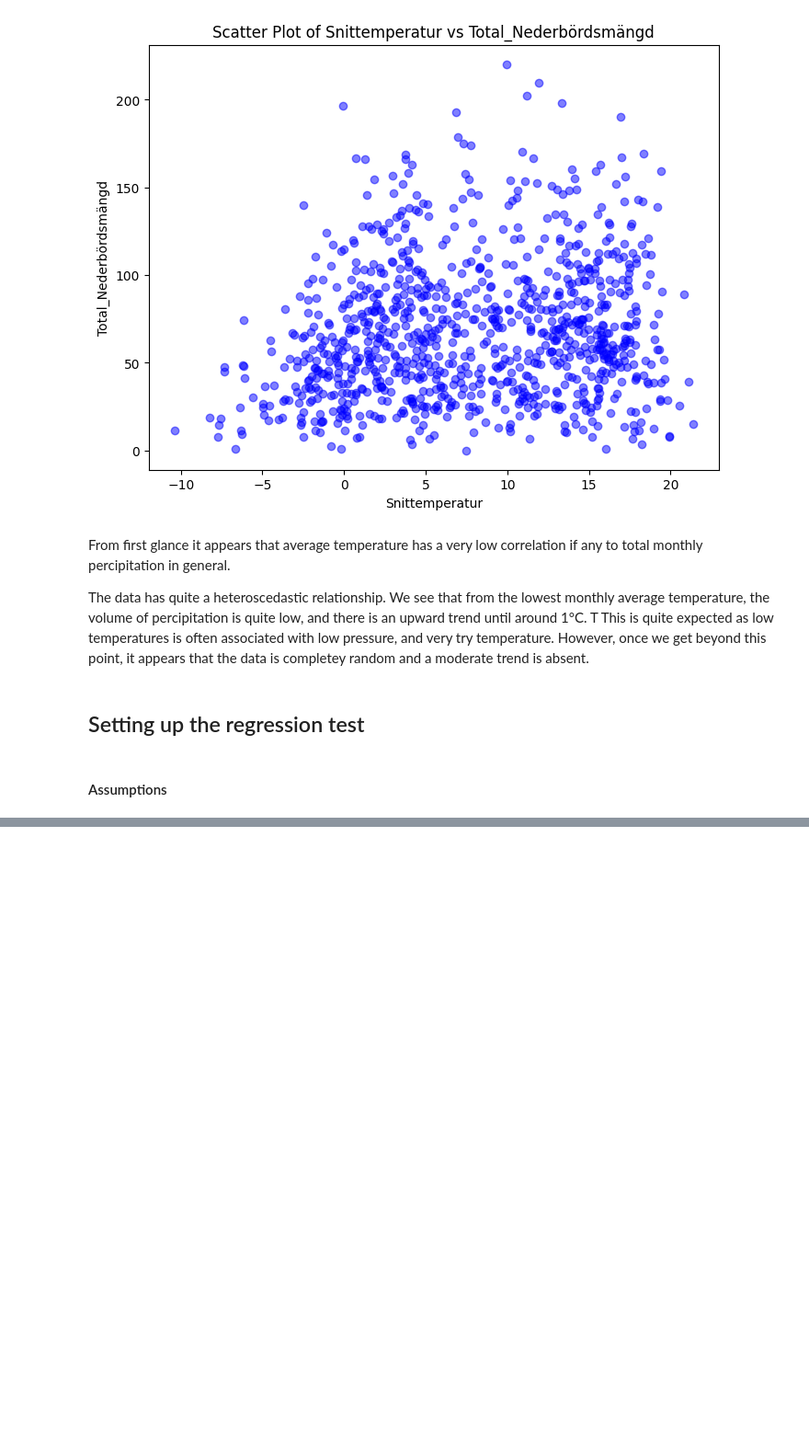
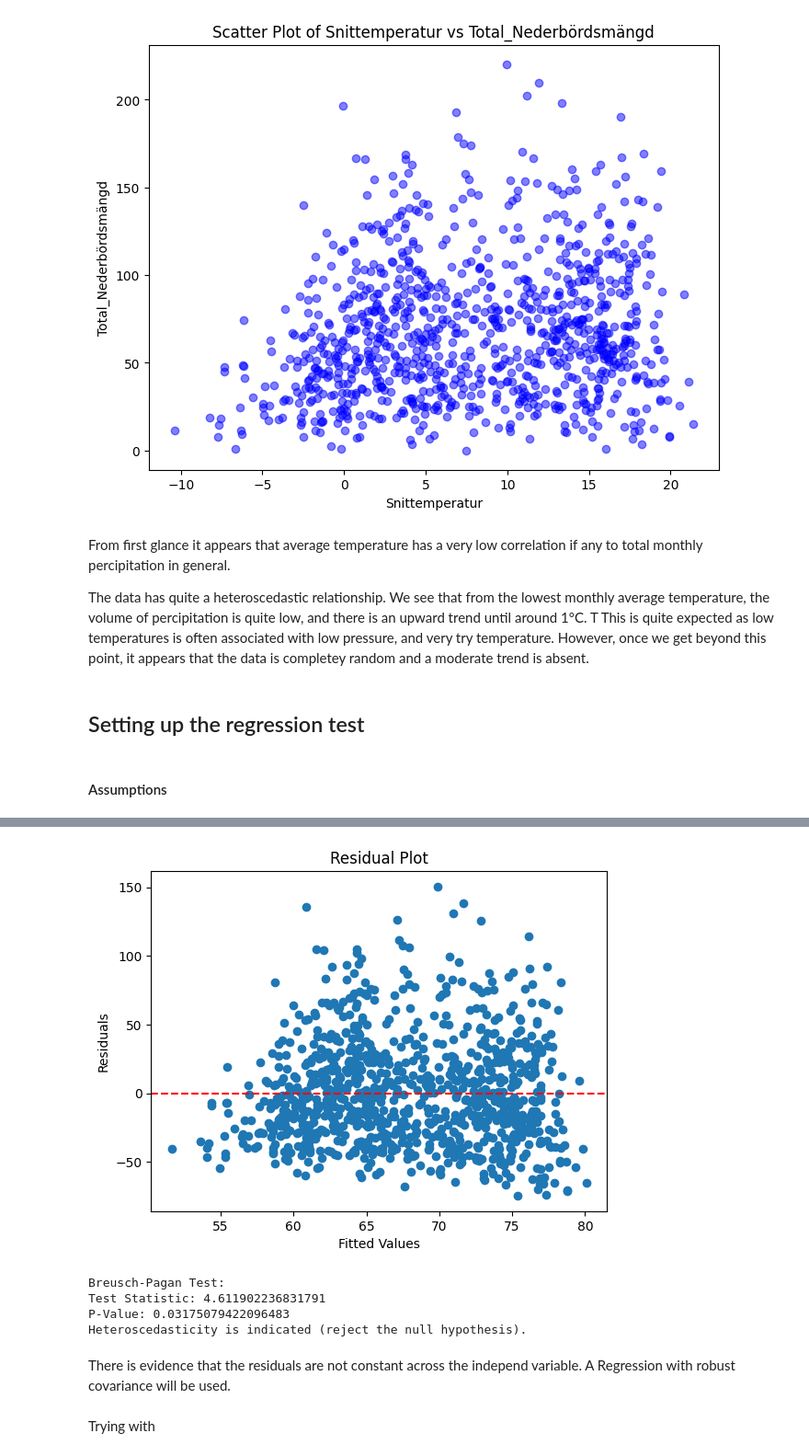
Before and after one commit to msteele919/projectwork, a Jupyter notebook: EDA/corr_temp_ned.ipynb, the cells around one changed output, grey strips where cells are left out. Shown: that part at 92% size. Drawn from its saved outputs; the diff is of its cells as text; code cells hidden in the pictures; blank space fills up the shorter version.

```diff
--- a/EDA/corr_temp_ned.ipynb
+++ b/EDA/corr_temp_ned.ipynb
@@ -326,0 +361,38 @@ ValueError: The indices for endog and exog are not aligned
+# %%
+residuals = results.resid
+plt.scatter(results.fittedvalues, residuals)
+plt.axhline(y=0, color='r', linestyle='--')  # Add a horizontal line at y=0 for reference
+plt.xlabel("Fitted Values")
+plt.ylabel("Residuals")
+plt.title("Residual Plot")
+
+plt.show()
+# %% [output]
+[figure, added]
+# %%
+# Calculate the Breusch-Pagan test
+bp_test = sms.het_breuschpagan(results.resid, results.model.exog)
+
+# Extract the test statistics and p-values
+test_statistic = bp_test[0]
+p_value = bp_test[1]
+
+# Print the test results
+print("Breusch-Pagan Test:")
+print(f"Test Statistic: {test_statistic}")
+print(f"P-Value: {p_value}")
+
+# Interpret the p-value to determine if heteroscedasticity is present
+if p_value < 0.05:
+    print("Heteroscedasticity is indicated (reject the null hypothesis).")
+else:
+    print("Heteroscedasticity is not indicated (fail to reject the null hypothesis).")
+# %% [output]
+Breusch-Pagan Test:
+Test Statistic: 4.611902236831791
+P-Value: 0.03175079422096483
+Heteroscedasticity is indicated (reject the null hypothesis).
+# %% [markdown]
+There is evidence that the residuals are not constant across the independ variable. A Regression with robust covariance will be used.
+# %% [markdown]
+Trying with
```
Also changed, not shown: parts of 10 cells of this notebook.
